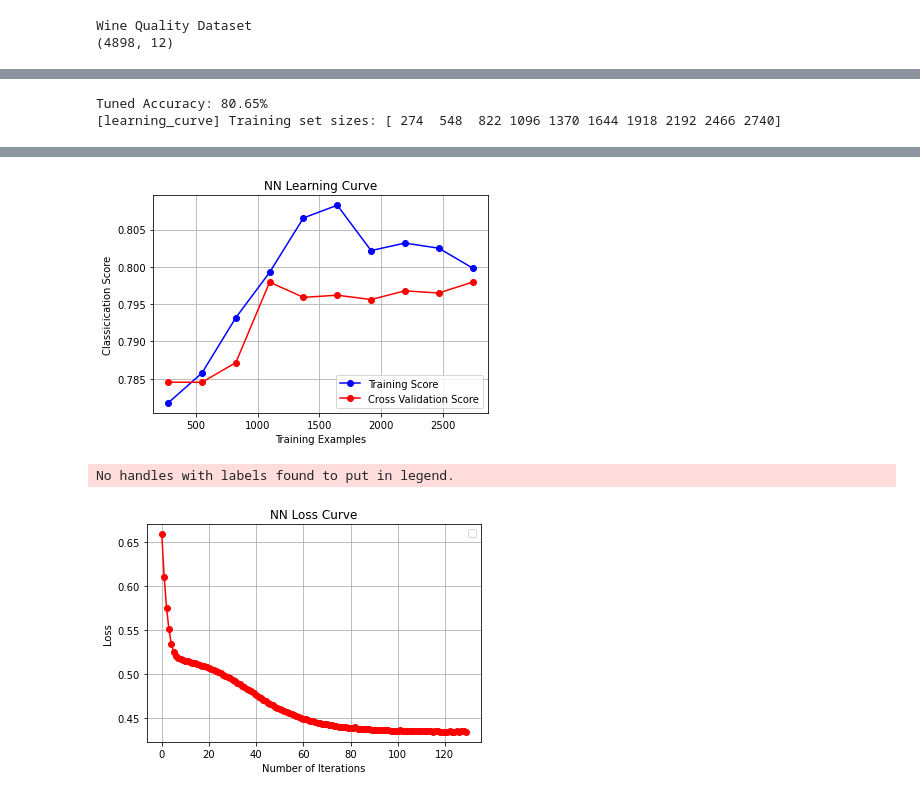
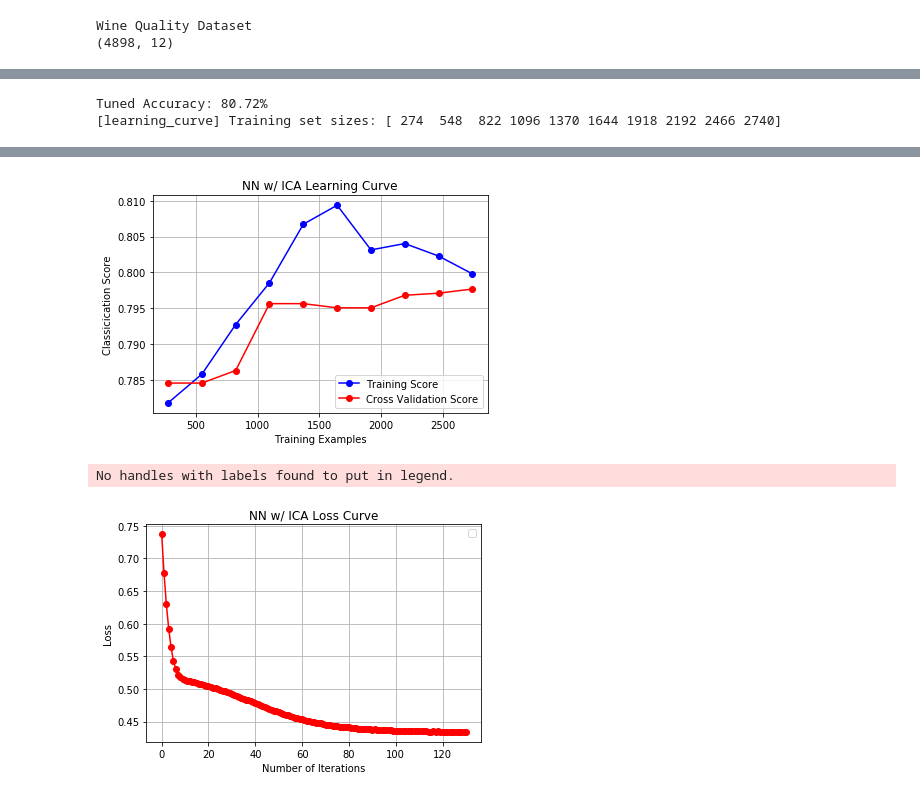
Before and after one commit to jbanigan/CS-7641, a Jupyter notebook: Unsupervised Learning/ICA.ipynb, the cells around one changed output, grey strips where cells are left out. Saved outputs shown, nothing was run; the diff lists cells and outputs as text; code cells hidden in the pictures.

```diff
--- a/Unsupervised Learning/ICA.ipynb
+++ b/Unsupervised Learning/ICA.ipynb
@@ -31,6 +31,7 @@ if dataset_select == 0:
     df = wine
     X = wine.drop('quality',axis=1)
     y = wine['quality']
+    dataset='wine'
 elif dataset_select == 1:
     print('Cancer Dataset')
     cancer = pd.read_csv('data/cancer.csv')
@@ -40,11 +41,11 @@ elif dataset_select == 1:
     df = cancer
     X = cancer.drop(['id','class'],axis=1)
     y = cancer['class']
+    dataset='cancer'
 else:
     raise Exception('dataset_select field must be 0 for wine , 1 for cancer')
 
-min_max_scaler = preprocessing.MinMaxScaler()
-X = min_max_scaler.fit_transform(X)
+X = MinMaxScaler().fit_transform(X)
 # %% [output]
 Wine Quality Dataset
 (4898, 12)
@@ -156,24 +158,24 @@ if dataset_select == 0:
             label='Training Score',color='blue')
     plt.plot(train_sizes, np.mean(test_scores, axis=1), 'o-',
             label='Cross Validation Score',color='red')
-    plt.title('NN Learning Curve')
+    plt.title('NN w/ ICA Learning Curve')
     plt.xlabel('Training Examples')
     plt.ylabel('Classicication Score')
     plt.legend()
     plt.grid()
-    #plt.savefig('img/NN_learning '+dataset+'.png')
+    plt.savefig('img/ICA_NN_learning '+dataset+'.png')
     plt.show()
     nn_loss= nn_clf.loss_curve_
     plt.figure()
-    plt.title('NN Loss Curve')
+    plt.title('NN w/ ICA Loss Curve')
     plt.xlabel('Number of Iterations')
     plt.ylabel('Loss')
     plt.plot(nn_loss, 'o-', color='red')
     plt.grid()
     plt.legend()
-    #plt.savefig('img/NN_loss '+dataset+'.png')
+    plt.savefig('img/ICA_NN_loss '+dataset+'.png')
     plt.show()
 # %% [output]
-Tuned Accuracy: 80.65%
+Tuned Accuracy: 80.72%
 [learning_curve] Training set sizes: [ 274  548  822 1096 1370 1644 1918 2192 2466 2740]
 [Parallel(n_jobs=2)]: Using backend LokyBackend with 2 concurrent workers.
@@ -183,3 +185,3 @@ Tuned Accuracy: 80.65%
-[figure, old version]
+[figure, new version]
 No handles with labels found to put in legend.
-[figure, old version]
+[figure, new version]
```
Also changed, not shown: parts of 14 cells of this notebook, 45 other files.
